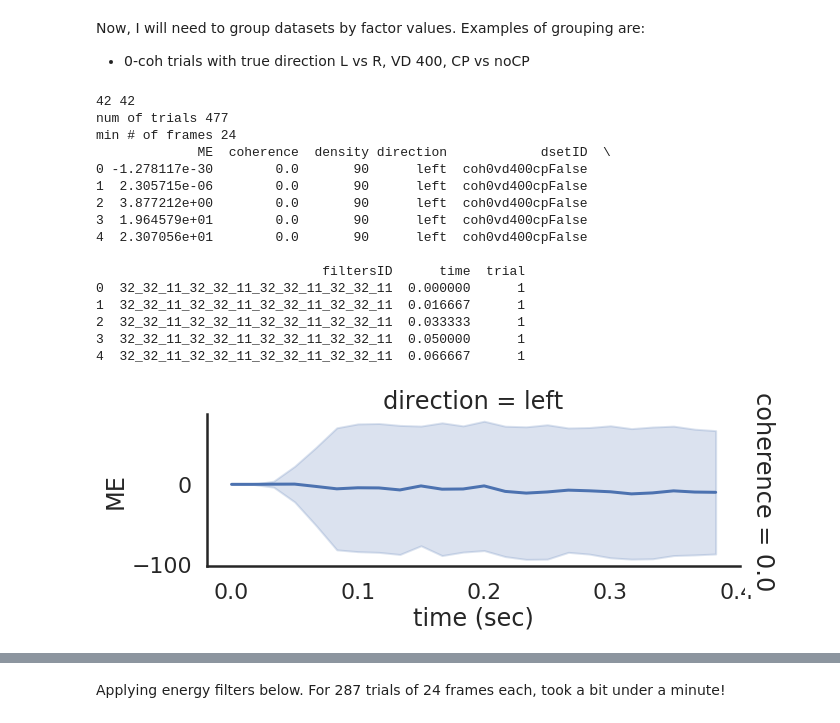
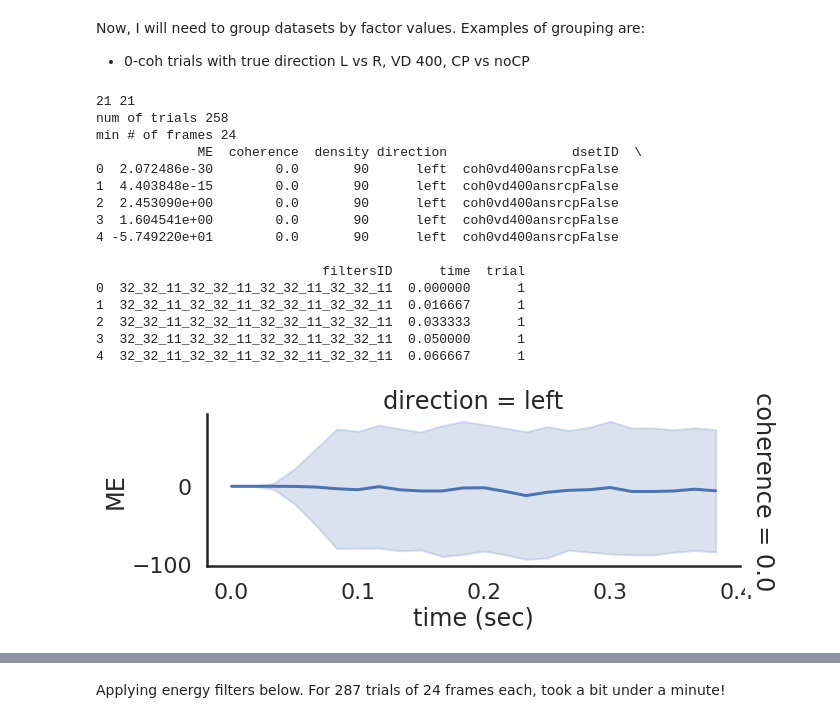
Before and after one commit to aernesto/motion_energy_Adrian, a Jupyter notebook: Python/notebooks/ME_pilot_summer_2019_II.ipynb, the cells around one changed output, grey strips where cells are left out. Drawn from its saved outputs; the diff is of its cells as text; code cells hidden in the pictures.

Commit message:
diff MEright-MEleft 0-coh trials 400msec noCP

```diff
--- a/Python/notebooks/ME_pilot_summer_2019_II.ipynb
+++ b/Python/notebooks/ME_pilot_summer_2019_II.ipynb
@@ -114,48 +112,49 @@ recall maps in my_me.get_group_names()
 dset_def = {
     'coh': [0],
     'vd': [400],
+    'ans': ['r'],
     'cp': [False]
 }
 group_names, dset_names = my_me.get_names(dset_def, object_names)
 print(len(dset_names),len(group_names))
 dots = my_me.extract_list_arrays(group_names, dset_names, 50, file_path)
 print('num of trials', len(dots))
 # truncate to minimum number of frames
 min_num_frames = min(k.shape[2] for k in dots)
 print('min # of frames', min_num_frames)
 dots = [d[:,:,:min_num_frames] for d in dots]
 # pprint.pprint([d.shape for d in dots])
 agg_df = my_me.build_me_df(database_info, group_names, dots, dset_def)
 print(agg_df.head())
 
 # PLOT
 # somehow in this cell I had to call again these 3 commands
 plt.rcParams["figure.figsize"] = (16, 25) # (w, h) # figure size
 
 with sns.axes_style("white"):
     g = sns.FacetGrid(agg_df, row="coherence", col="direction", margin_titles=True, height=4, aspect=2.5)
 g.map(sns.lineplot, "time", "ME", ci="sd");
 g.set_axis_labels("time (sec)", "ME");
 # g.set(xticks=[10, 30, 50], yticks=[2, 6, 10]);
 # g.fig.subplots_adjust(wspace=20, hspace=.2);def build_me_df(database_info, group_names, dots):
 # %% [output]
-42 42
-num of trials 477
+21 21
+num of trials 258
 min # of frames 24
-             ME  coherence  density direction            dsetID  \
-0 -1.278117e-30        0.0       90      left  coh0vd400cpFalse
-1  2.305715e-06        0.0       90      left  coh0vd400cpFalse
-2  3.877212e+00        0.0       90      left  coh0vd400cpFalse
-3  1.964579e+01        0.0       90      left  coh0vd400cpFalse
-4  2.307056e+01        0.0       90      left  coh0vd400cpFalse
+             ME  coherence  density direction                dsetID  \
+0  2.072486e-30        0.0       90      left  coh0vd400ansrcpFalse
+1  4.403848e-15        0.0       90      left  coh0vd400ansrcpFalse
+2  2.453090e+00        0.0       90      left  coh0vd400ansrcpFalse
+3  1.604541e+00        0.0       90      left  coh0vd400ansrcpFalse
+4 -5.749220e+01        0.0       90      left  coh0vd400ansrcpFalse
 
                              filtersID      time  trial
 0  32_32_11_32_32_11_32_32_11_32_32_11  0.000000      1
 1  32_32_11_32_32_11_32_32_11_32_32_11  0.016667      1
 2  32_32_11_32_32_11_32_32_11_32_32_11  0.033333      1
 3  32_32_11_32_32_11_32_32_11_32_32_11  0.050000      1
 4  32_32_11_32_32_11_32_32_11_32_32_11  0.066667      1
-[figure, old version]
+[figure, new version]
 # %%
 # here I define a specific dataset that I want to extract
 dset_def2 = {
```
Also changed, not shown: parts of 9 cells of this notebook.
